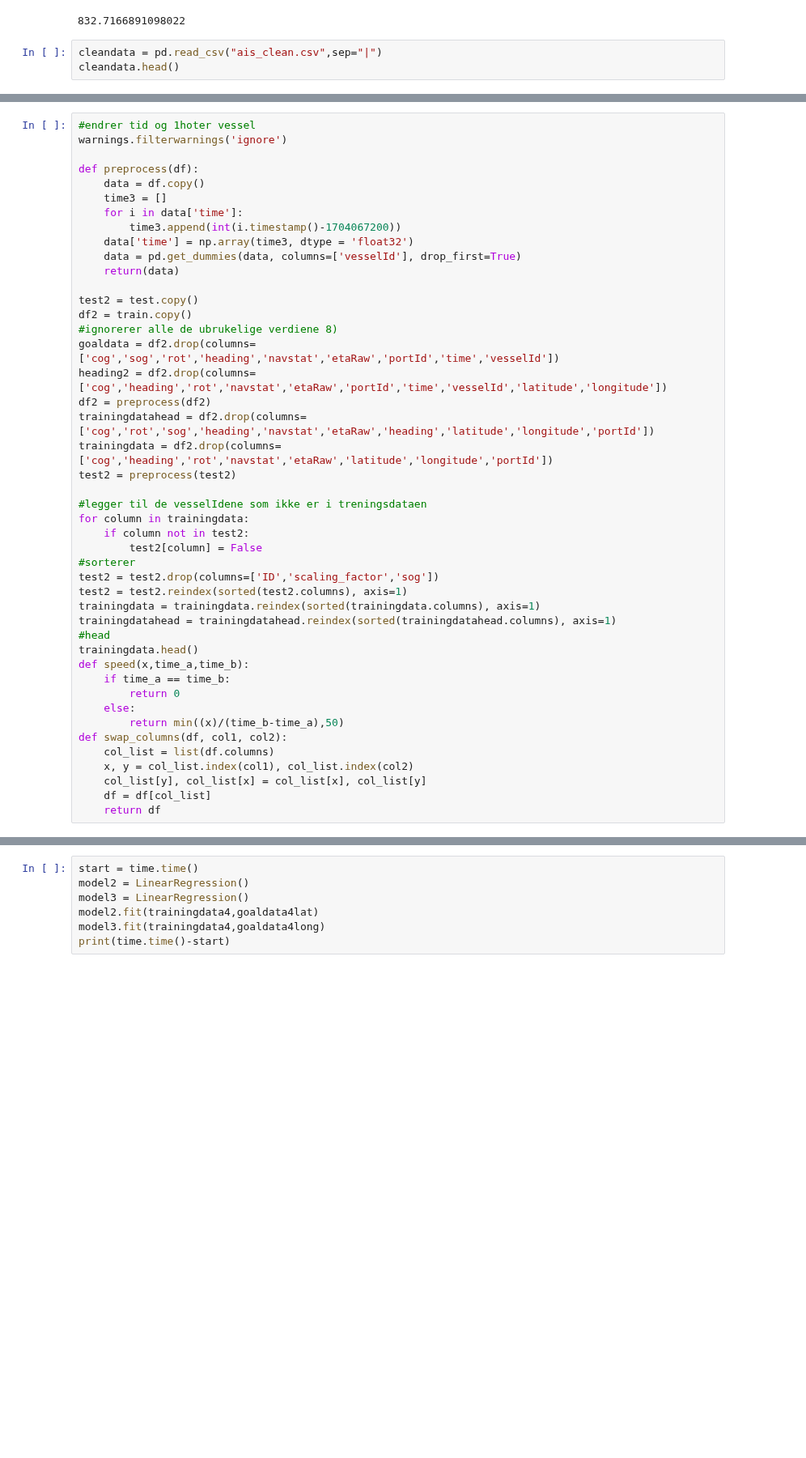
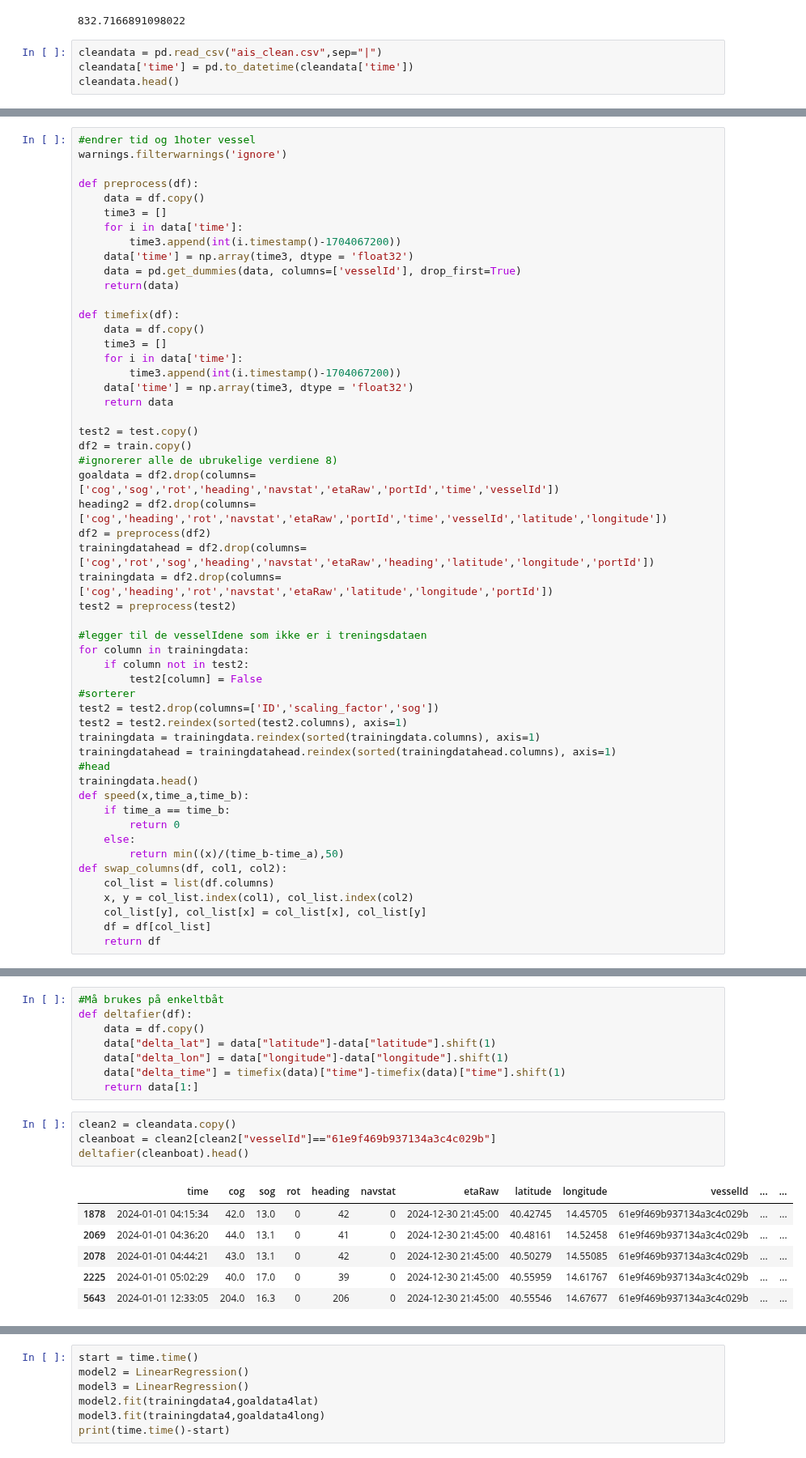
Before and after one commit to baconmoontwist/ML, a Jupyter notebook: Henrik/ML 1.ipynb, the cells around one changed output, grey strips where cells are left out. Shown at 81% size. Drawn from its saved outputs; the diff is of its cells as text; blank space fills up the shorter version.

```diff
--- a/Henrik/ML 1.ipynb
+++ b/Henrik/ML 1.ipynb
@@ -49,6 +49,7 @@ print(time.time()-start)
 832.7166891098022
 # %%
 cleandata = pd.read_csv("ais_clean.csv",sep="|")
+cleandata['time'] = pd.to_datetime(cleandata['time'])
 cleandata.head()
 # %% [output]
 |  | time | cog | sog | rot | heading | navstat | etaRaw | latitude | longitude | vesselId | portId | ... |
@@ -69,6 +70,14 @@ def preprocess(df):
     data['time'] = np.array(time3, dtype = 'float32')
     data = pd.get_dummies(data, columns=['vesselId'], drop_first=True)
     return(data)
+
+def timefix(df):
+    data = df.copy()
+    time3 = []
+    for i in data['time']:
+        time3.append(int(i.timestamp()-1704067200))
+    data['time'] = np.array(time3, dtype = 'float32')
+    return data
 
 test2 = test.copy()
 df2 = train.copy()
@@ -119,0 +114,19 @@ clean2.tail()
+# %%
+#Må brukes på enkeltbåt
+def deltafier(df):
+    data = df.copy()
+    data["delta_lat"] = data["latitude"]-data["latitude"].shift(1)
+    data["delta_lon"] = data["longitude"]-data["longitude"].shift(1)
+    data["delta_time"] = timefix(data)["time"]-timefix(data)["time"].shift(1)
+    return data[1:]
+# %%
+clean2 = cleandata.copy()
+cleanboat = clean2[clean2["vesselId"]=="61e9f469b937134a3c4c029b"]
+deltafier(cleanboat).head()
+# %% [output]
+|  | time | cog | sog | rot | heading | navstat | etaRaw | latitude | longitude | vesselId | ... | ... |
+| 1878 | 2024-01-01 04:15:34 | 42.0 | 13.0 | 0 | 42 | 0 | 2024-12-30 21:45:00 | 40.42745 | 14.45705 | 61e9f469b937134a3c4c029b | ... | ... |
+| 2069 | 2024-01-01 04:36:20 | 44.0 | 13.1 | 0 | 41 | 0 | 2024-12-30 21:45:00 | 40.48161 | 14.52458 | 61e9f469b937134a3c4c029b | ... | ... |
+| 2078 | 2024-01-01 04:44:21 | 43.0 | 13.1 | 0 | 42 | 0 | 2024-12-30 21:45:00 | 40.50279 | 14.55085 | 61e9f469b937134a3c4c029b | ... | ... |
+| 2225 | 2024-01-01 05:02:29 | 40.0 | 17.0 | 0 | 39 | 0 | 2024-12-30 21:45:00 | 40.55959 | 14.61767 | 61e9f469b937134a3c4c029b | ... | ... |
+| 5643 | 2024-01-01 12:33:05 | 204.0 | 16.3 | 0 | 206 | 0 | 2024-12-30 21:45:00 | 40.55546 | 14.67677 | 61e9f469b937134a3c4c029b | ... | ... |
```
Also changed, not shown: parts of 15 cells of this notebook, 2 other files.
